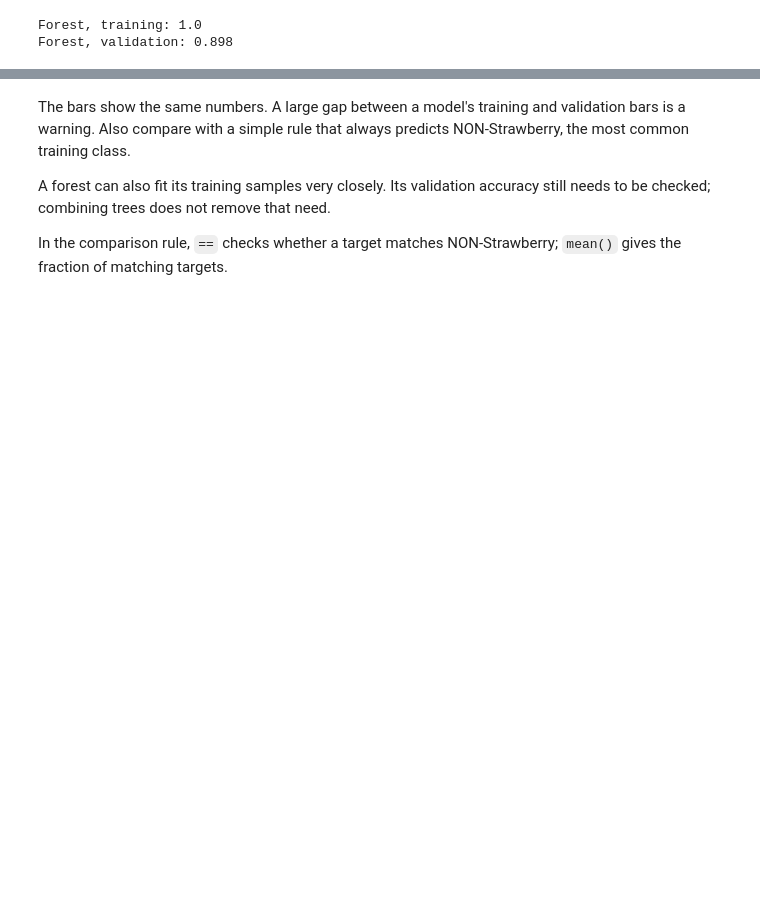
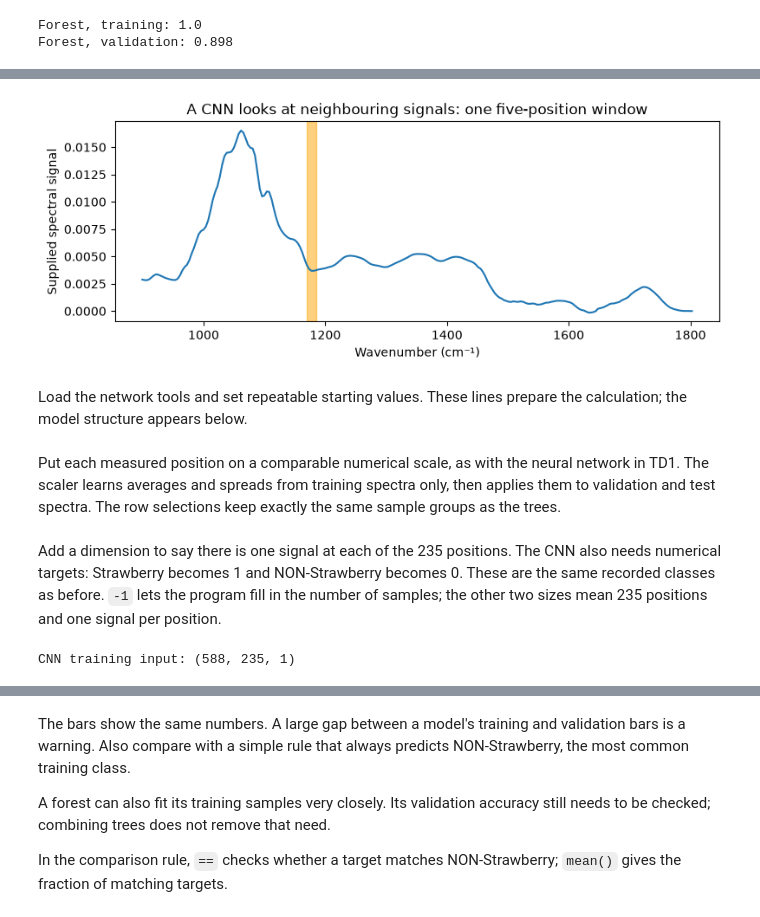
Before and after one commit to CompOmics/ML_AI_Analytical_Chemistry_Course, a Jupyter notebook: 03_Evaluation/notebooks/TD2_strawberry_solution.ipynb, the cells around one changed output, grey strips where cells are left out. Cells and saved outputs as stored; diff of their text form; code cells hidden in the pictures; blank space fills up the shorter version.

```diff
--- a/03_Evaluation/notebooks/TD2_strawberry_solution.ipynb
+++ b/03_Evaluation/notebooks/TD2_strawberry_solution.ipynb
@@ -188,0 +242,14 @@ Forest, validation: 0.898
+# %%
+example_spectrum = spectra.loc[X_train.index[0]]
+plt.figure(figsize=(9, 3))
+plt.plot(spectra.columns, example_spectrum)
+plt.axvspan(spectra.columns[70], spectra.columns[74], color="orange", alpha=0.5)
+plt.xlabel("Wavenumber (cm⁻¹)")
+plt.ylabel("Supplied spectral signal")
+plt.title("A CNN looks at neighbouring signals: one five-position window")
+plt.show()
+# %% [output]
+[figure, added]
+# %% [markdown]
+Load the network tools and set repeatable starting values. These lines
+prepare the calculation; the model structure appears below.
@@ -188,0 +261,5 @@ Forest, validation: 0.898
+# %% [markdown]
+Put each measured position on a comparable numerical scale, as with the
+neural network in TD1. The scaler learns averages and spreads from
+training spectra only, then applies them to validation and test spectra.
+The row selections keep exactly the same sample groups as the trees.
@@ -188,0 +271,15 @@ Forest, validation: 0.898
+# %% [markdown]
+Add a dimension to say there is one signal at each of the 235 positions.
+The CNN also needs numerical targets: Strawberry becomes 1 and
+NON-Strawberry becomes 0. These are the same recorded classes as before.
+`-1` lets the program fill in the number of samples; the other two sizes
+mean 235 positions and one signal per position.
+# %%
+cnn_train = cnn_train.reshape(-1, 235, 1)
+cnn_validation_data = cnn_validation_data.reshape(-1, 235, 1)
+cnn_test = cnn_test.reshape(-1, 235, 1)
+cnn_y_train = y_train.eq("Strawberry").astype("float32").to_numpy()
+cnn_y_validation = y_validation.eq("Strawberry").astype("float32").to_numpy()
+print("CNN training input:", cnn_train.shape)
+# %% [output]
+CNN training input: (588, 235, 1)
```
Also changed, not shown: parts of 38 cells of this notebook, 12 other files.
